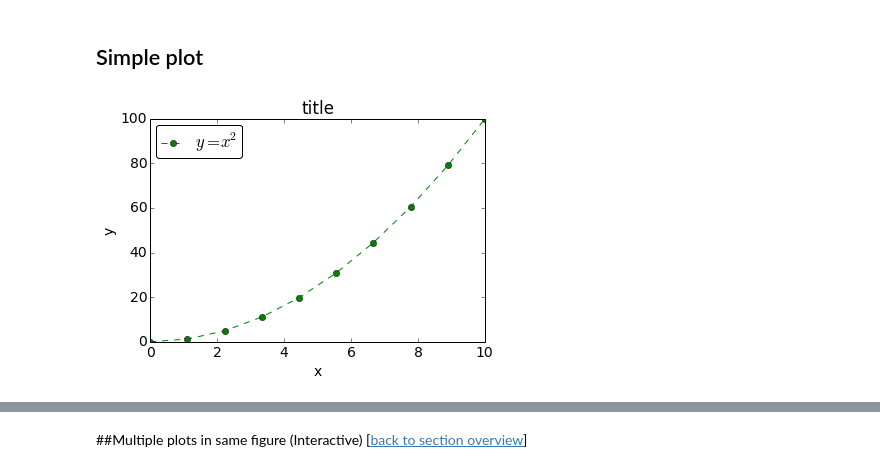
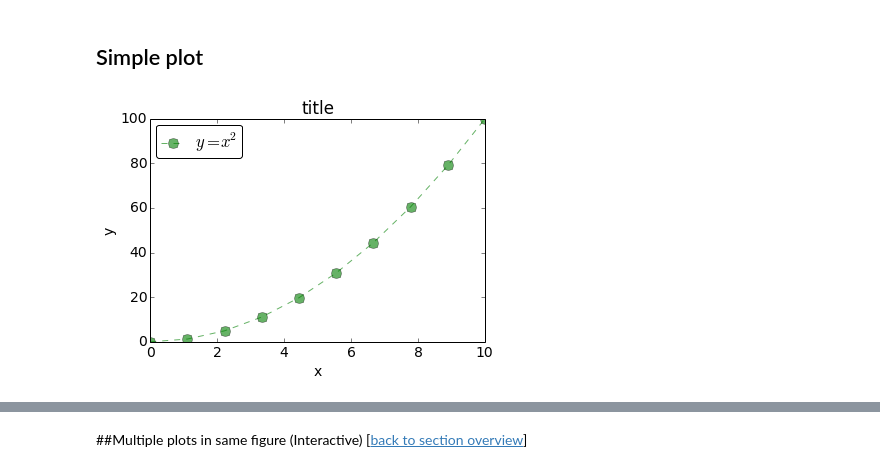
Before and after one commit to HamsterHuey/easyplot, a Jupyter notebook: docs/easyplot_docs.ipynb, the cells around one changed output, grey strips where cells are left out. Cells and saved outputs as stored; diff of their text form; code cells hidden in the pictures.

```diff
--- a/docs/easyplot_docs.ipynb
+++ b/docs/easyplot_docs.ipynb
@@ -109,9 +228,10 @@ from easyplot import EasyPlot
 
 x = np.linspace(0, 10, 10)
 # %%
-eplot = EasyPlot(x, x**2, 'g--o', label=r"$y = x^2$", showlegend=True, xlabel='x', ylabel='y', title='title', fontsize=14)
+eplot = EasyPlot(x, x**2, 'g--o', label=r"$y = x^2$", showlegend=True, xlabel='x', ylabel='y',
+                 title='title', fontsize=14, markersize=10, alpha=0.6)
 # %% [output]
-[figure, old version]
+[figure, new version]
 # %% [markdown]
 <a name="multiple_plots"></a>
 # %% [markdown]
```
Also changed, not shown: parts of 29 cells of this notebook, 19 other files.
